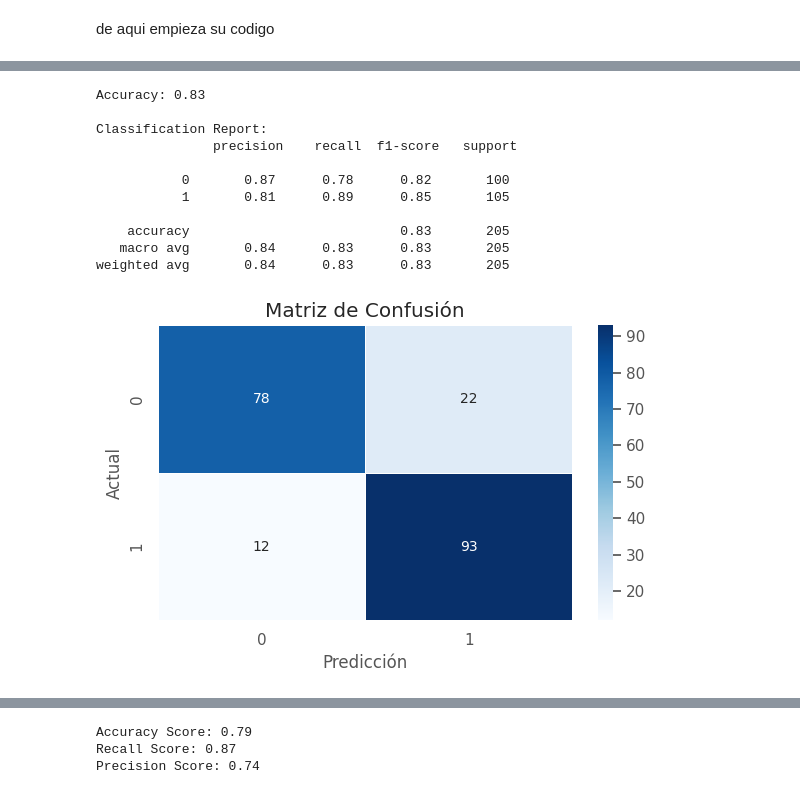
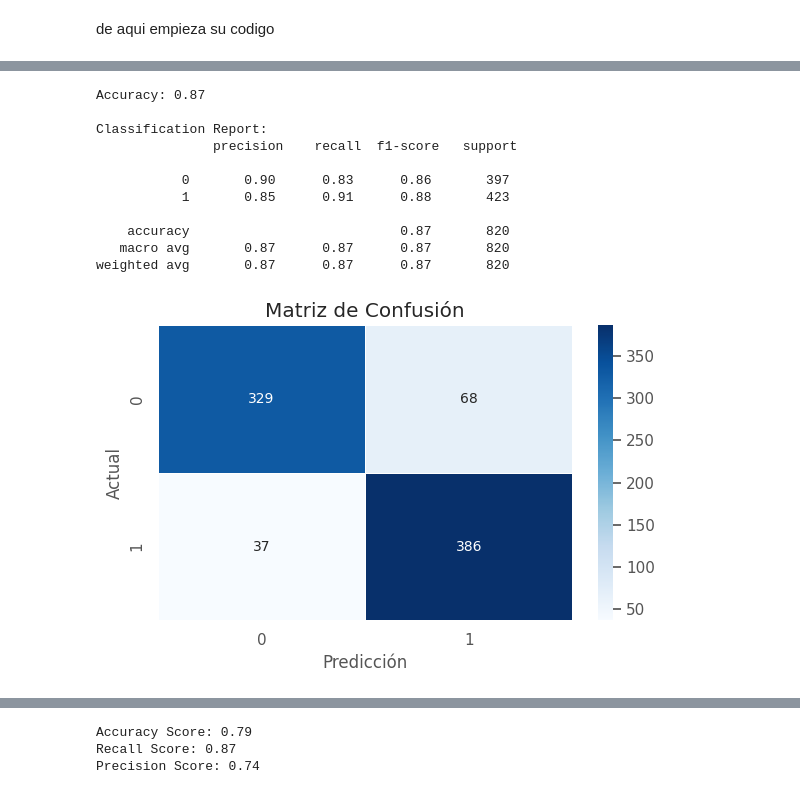
Before and after one commit to josue180610/Project_Attack, a Jupyter notebook: Proy_AtaqueCorazon_version_final.ipynb, the cells around one changed output, grey strips where cells are left out. Cells and saved outputs as stored; diff of their text form; code cells hidden in the pictures.

```diff
--- a/Proy_AtaqueCorazon_version_final.ipynb
+++ b/Proy_AtaqueCorazon_version_final.ipynb
@@ -471,51 +539,72 @@ weighted avg       0.76      0.76      0.76       205
 # %%
-#Prueba 2
+# prueba de entrenamiento 04:
+# alcance: Entrenar y predecir con los datos x_train e y_train
+# aplicar normalización StandardScaler
+# objetivo: Validar que el modelo entrenado con el 80%, pueda predecir de forma correcta, utilizando los mismo datos, es decir X_train
+# no es lo recomendable, pero se usa para validar que el modelo generado, sea correcto y cumpla su función.
+from sklearn.preprocessing import MinMaxScaler, StandardScaler
+
 from sklearn.model_selection import train_test_split
 from sklearn.linear_model import LogisticRegression
 from sklearn.metrics import accuracy_score, classification_report, confusion_matrix
 import seaborn as sns
 import matplotlib.pyplot as plt
 
+# Seleccionar todas las columnas para el análisis
+selected_columns =  ['age','trestbps','chol','thalach','oldpeak','ca','sex', 'fbs', 'cp', 'restecg', 'exang', 'slope', 'thal']
+data_selected = df[selected_columns]
+
+#'age','trestbps','chol','thalach','oldpeak','ca'
+
+# Aplicar Z-Score Normalization
+standard_scaler = StandardScaler()
+data_standardized = standard_scaler.fit_transform(data_selected)
+data_standardized_df = pd.DataFrame(data_standardized, columns=selected_columns)
+
+# Mostrar los resultados normalizados (primeras filas)
+data_standardized_df.head()
+
+
 # Variables predictoras (features) y variable objetivo (target)
 # Asegúrate de que 'variables_seleccionadas' contiene las columnas correctas
 variables_seleccionadas = ['age','trestbps','chol','thalach','oldpeak','ca','sex', 'fbs', 'cp', 'restecg', 'exang', 'slope', 'thal']  # Seleccionadas por su correlación con 'target'
-X = df[variables_seleccionadas]
+X = data_standardized_df[variables_seleccionadas]
 y = df['target']
 
 # Dividir los datos en conjuntos de entrenamiento y prueba
-X_train, X_test, y_train, y_test = train_test_split(X, y, test_size=0.2, random_state=62)
+X_train, X_test, y_train, y_test = train_test_split(X, y, test_size=0.2, random_state=42)
 
 # Crear y entrenar el modelo de regresión logística
-model = LogisticRegression(max_iter=1000, random_state=62)
+model = LogisticRegression(max_iter=1000, random_state=42)
 model.fit(X_train, y_train)
 
 # Hacer predicciones en el conjunto de prueba
-y_pred = model.predict(X_test)
+y_pred = model.predict(X_train)
 
 # Evaluación del rendimiento
-accuracy = accuracy_score(y_test, y_pred)
+accuracy = accuracy_score(y_train, y_pred)
 print(f"Accuracy: {accuracy:.2f}")
-print("\nClassification Report:\n", classification_report(y_test, y_pred))
+print("\nClassification Report:\n", classification_report(y_train, y_pred))
 
 # Matriz de confusión
-conf_matrix = confusion_matrix(y_test, y_pred)
+conf_matrix = confusion_matrix(y_train, y_pred)
 plt.figure(figsize=(6, 4))
 sns.heatmap(conf_matrix, annot=True, cmap='Blues', fmt='d', linewidths=0.5)
 plt.xlabel('Predicción')
 plt.ylabel('Actual')
 plt.title('Matriz de Confusión')
 plt.tight_layout()
 plt.show()
 # %% [output]
-Accuracy: 0.83
+Accuracy: 0.87
 
 Classification Report:
                precision    recall  f1-score   support
 
-           0       0.87      0.78      0.82       100
-           1       0.81      0.89      0.85       105
+           0       0.90      0.83      0.86       397
+           1       0.85      0.91      0.88       423
 
-    accuracy                           0.83       205
-   macro avg       0.84      0.83      0.83       205
-weighted avg       0.84      0.83      0.83       205
+    accuracy                           0.87       820
+   macro avg       0.87      0.87      0.87       820
+weighted avg       0.87      0.87      0.87       820
-[figure, old version]
+[figure, new version]
```
Also changed, not shown: parts of 9 cells of this notebook.
